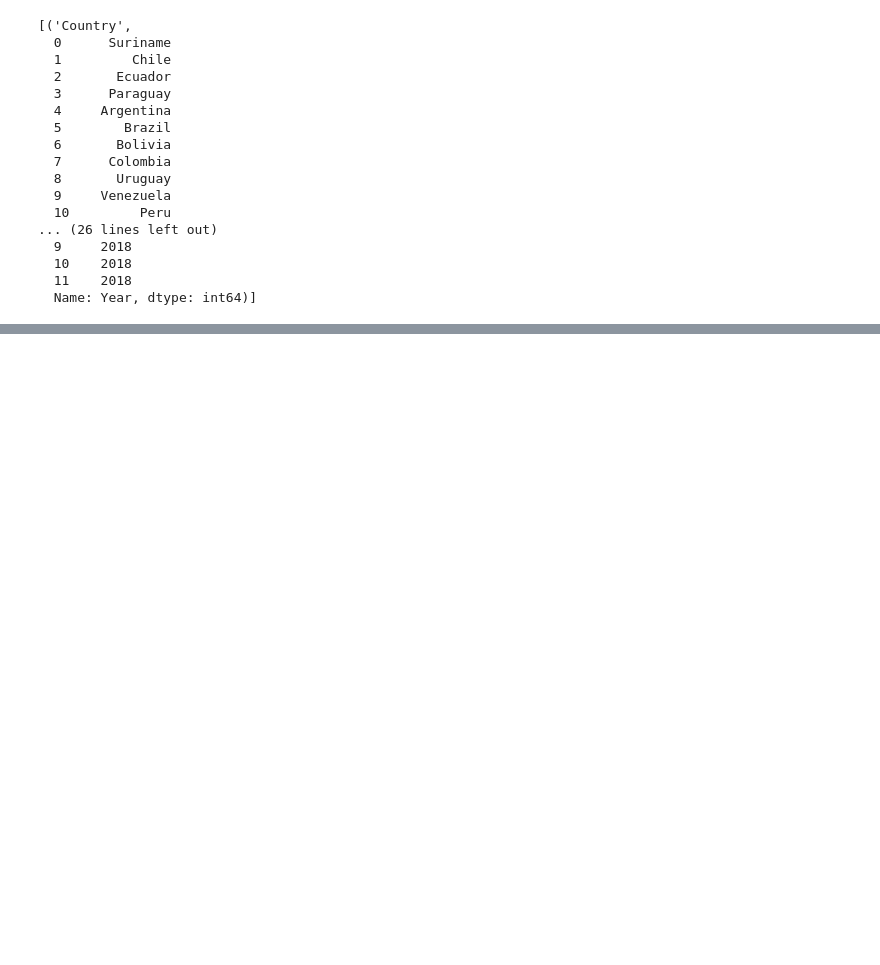
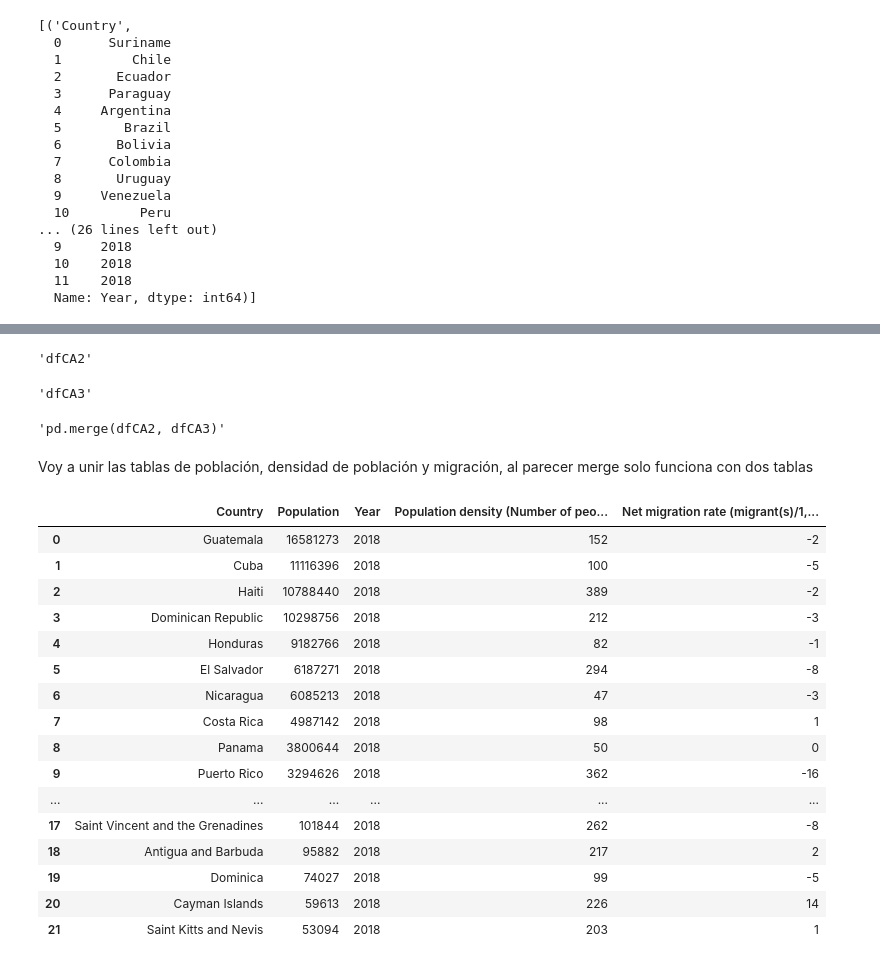
Before and after one commit to DCIDA2019/dcida2020ii-anaradi, a Jupyter notebook: Sep4/Tablas.ipynb, the cells around one changed output, grey strips where cells are left out. Saved outputs shown, nothing was run; the diff lists cells and outputs as text; code cells hidden in the pictures; blank space fills up the shorter version.

```diff
--- a/Sep4/Tablas.ipynb
+++ b/Sep4/Tablas.ipynb
@@ -196,0 +308,2 @@ list(data2.items())
+# %%
+dfCA2=pd.read_csv('poblacionCA.csv')
@@ -196,0 +312,8 @@ list(data2.items())
+# %%
+display('dfCA2', 'dfCA3', 'pd.merge(dfCA2, dfCA3)')
+# %% [output]
+'dfCA2'
+'dfCA3'
+'pd.merge(dfCA2, dfCA3)'
+# %% [markdown]
+Voy a unir las tablas de población, densidad de población y migración, al parecer merge solo funciona con dos tablas
@@ -196,0 +324,20 @@ list(data2.items())
+# %%
+dfCA5
+# %% [output]
+|  | Country | Population | Year | Population density (Number of peo... | Net migration rate (migrant(s)/1,... |
+| 0 | Guatemala | 16581273 | 2018 | 152 | -2 |
+| 1 | Cuba | 11116396 | 2018 | 100 | -5 |
+| 2 | Haiti | 10788440 | 2018 | 389 | -2 |
+| 3 | Dominican Republic | 10298756 | 2018 | 212 | -3 |
+| 4 | Honduras | 9182766 | 2018 | 82 | -1 |
+| 5 | El Salvador | 6187271 | 2018 | 294 | -8 |
+| 6 | Nicaragua | 6085213 | 2018 | 47 | -3 |
+| 7 | Costa Rica | 4987142 | 2018 | 98 | 1 |
+| 8 | Panama | 3800644 | 2018 | 50 | 0 |
+| 9 | Puerto Rico | 3294626 | 2018 | 362 | -16 |
+| ... | ... | ... | ... | ... | ... |
+| 17 | Saint Vincent and the Grenadines | 101844 | 2018 | 262 | -8 |
+| 18 | Antigua and Barbuda | 95882 | 2018 | 217 | 2 |
+| 19 | Dominica | 74027 | 2018 | 99 | -5 |
+| 20 | Cayman Islands | 59613 | 2018 | 226 | 14 |
+| 21 | Saint Kitts and Nevis | 53094 | 2018 | 203 | 1 |
```
Also changed, not shown: parts of 73 cells of this notebook.
